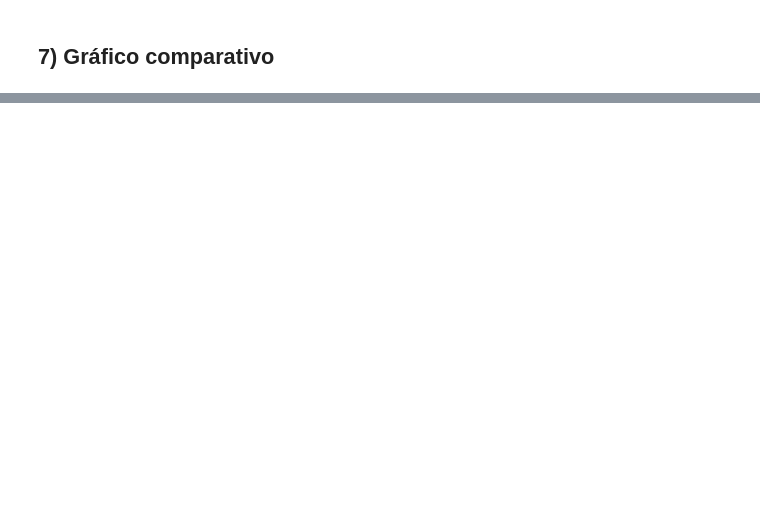
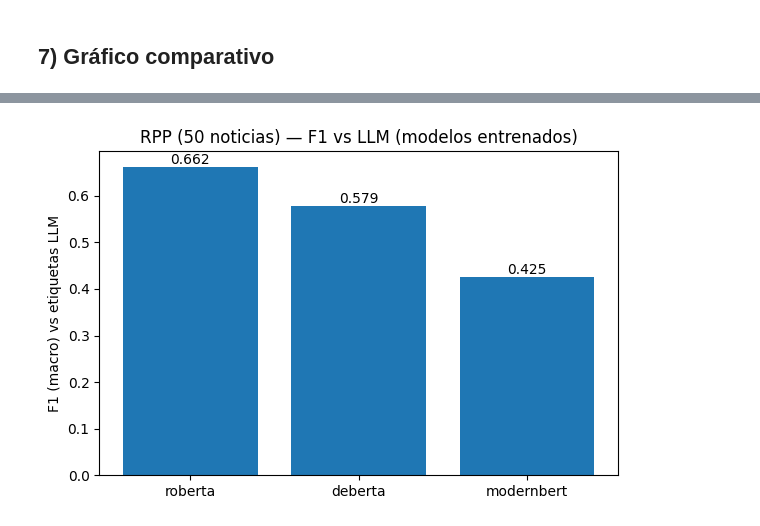
Before and after one commit to bmperaltillap-wq/News_Classification-lab, a Jupyter notebook: notebooks/agnews_train_eval.ipynb, the cells around one changed output, grey strips where cells are left out. Cells and saved outputs as stored; diff of their text form; code cells hidden in the pictures; blank space fills up the shorter version.

```diff
--- a/notebooks/agnews_train_eval.ipynb
+++ b/notebooks/agnews_train_eval.ipynb
@@ -480,0 +425,80 @@ if "df_llm" in globals():
+# %%
+# === BONUS: Comparación F1 de tus modelos vs etiquetas LLM ===
+import os, json, glob, re, numpy as np, pandas as pd, matplotlib.pyplot as plt, torch
+from sklearn.metrics import f1_score
+from transformers import AutoTokenizer, AutoModelForSequenceClassification
+
+os.makedirs("outputs", exist_ok=True)
+
+# 1) Cargar etiquetas del "LLM"
+with open("data/rpp_llm_labels.json","r",encoding="utf-8") as f:
+    items = json.load(f)
+texts = [f"{it['title']} {it['description']}".strip() for it in items]
+y_true = np.array([int(it["llm_label"]) for it in items])
+
+# 2) Utilitarios
+def ultimo_ckpt(path):
+    """Devuelve el último checkpoint si existen 'checkpoint-*'; si no, retorna el directorio base."""
+    if not os.path.isdir(path): return None
+    cks = glob.glob(os.path.join(path, "checkpoint-*"))
+    if not cks: return path
+    def step_num(p):
+        m = re.search(r"checkpoint-(\d+)", p)
+        return int(m.group(1)) if m else -1
+    cks.sort(key=step_num)
+    return cks[-1]
+
+def predict_local(ckpt_dir, tok_id, texts, max_len=128, bs=8):
+    tok = AutoTokenizer.from_pretrained(tok_id, use_fast=True)
+    mdl = AutoModelForSequenceClassification.from_pretrained(ckpt_dir).to("cpu").eval()
+    preds=[]
+    with torch.no_grad():
+        for i in range(0, len(texts), bs):
+            enc = tok(texts[i:i+bs], return_tensors="pt", padding="max_length",
+                      truncation=True, max_length=max_len)
+            logits = mdl(**enc).logits
+            preds.extend(logits.argmax(-1).tolist())
+    return np.array(preds)
+
+# 3) Rutas a TUS modelos locales (entrenados en Task 2)
+CANDIDATOS = {
+    "roberta":    ("./outputs/roberta-base",                "roberta-base"),
+    "deberta":    ("./outputs/microsoft_deberta-v3-small",  "microsoft/deberta-v3-small"),
+    "modernbert": ("./outputs/answerdotai_ModernBERT-base", "answerdotai/ModernBERT-base"),
+}
+
+# 4) Evaluar F1 vs LLM para cada modelo que exista localmente
+resultados = []
+for tag, (dir_base, tok_id) in CANDIDATOS.items():
+    ckpt = ultimo_ckpt(dir_base)
+    if ckpt is None or not os.path.exists(dir_base):
+        print(f"[omitido] No encontré {tag} en {dir_base}")
+        continue
+    print(f"[ok] {tag} desde {ckpt}")
+    y_pred = predict_local(ckpt, tok_id, texts)
+    f1 = float(f1_score(y_true, y_pred, average="macro"))
+    resultados.append({"modelo": tag, "f1_vs_llm": f1})
+
+# 5) Tabla + gráfico
+if not resultados:
+    raise RuntimeError("No se encontró ningún checkpoint en ./outputs/. Revisa tus entrenamientos.")
+
+df_llm = pd.DataFrame(resultados).sort_values("f1_vs_llm", ascending=False)
+display(df_llm)
+
+# Guardar CSV
+df_llm.to_csv("outputs/f1_vs_llm.csv", index=False)
+
+# Guardar gráfico
+plt.figure(figsize=(6,4))
+plt.bar(df_llm["modelo"], df_llm["f1_vs_llm"])
+for i, v in enumerate(df_llm["f1_vs_llm"]):
+    plt.text(i, v, f"{v:.3f}", ha="center", va="bottom")
+plt.ylabel("F1 (macro) vs etiquetas LLM")
+plt.title("RPP (50 noticias) — F1 vs LLM (modelos entrenados)")
+plt.tight_layout()
+plt.savefig("outputs/f1_vs_llm.png", dpi=150, bbox_inches="tight")
+plt.show()
+
+print("✔ Guardados:", "outputs/f1_vs_llm.csv", "y", "outputs/f1_vs_llm.png")
+# %% [output]
@@ -480,0 +512 @@ if "df_llm" in globals():
+[figure, added]
```
Also changed, not shown: parts of 19 cells of this notebook.
